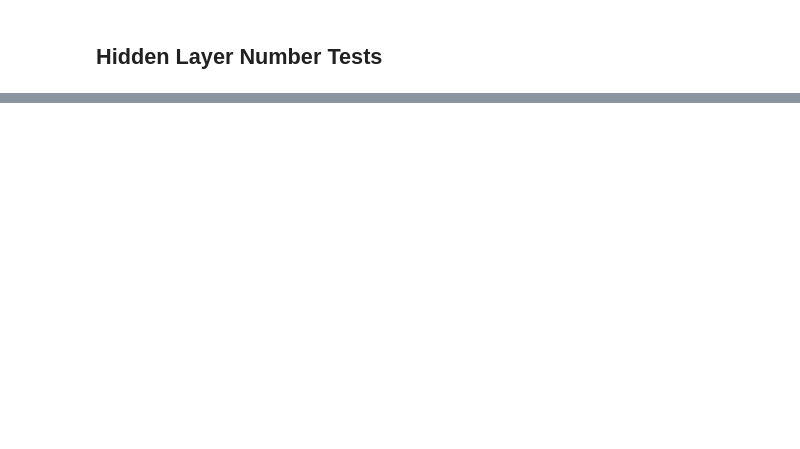
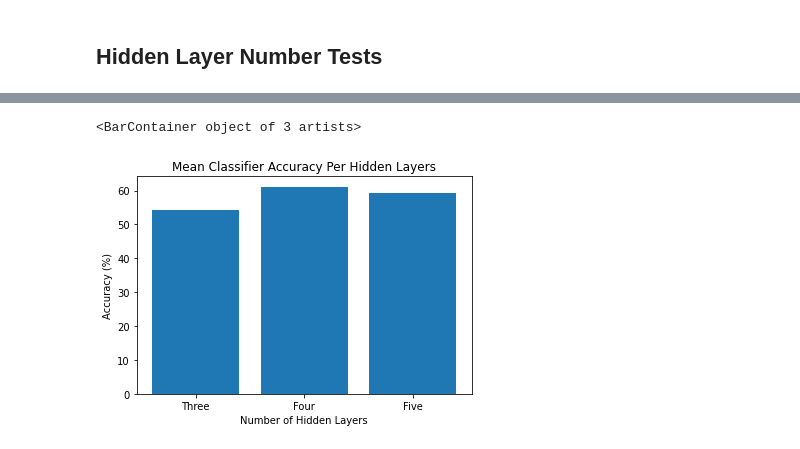
Before and after one commit to adam-keim/CP341_B722_GNN, a Jupyter notebook: ecfp_nn.ipynb, the cells around one changed output, grey strips where cells are left out. Drawn from its saved outputs; the diff is of its cells as text; code cells hidden in the pictures; blank space fills up the shorter version.

```diff
--- a/ecfp_nn.ipynb
+++ b/ecfp_nn.ipynb
@@ -236 +281,9 @@ for i in range(10):
         j+=1
+# %%
+plt.xlabel('Number of Hidden Layers')
+plt.ylabel('Accuracy (%)')
+plt.title('Mean Classifier Accuracy Per Hidden Layers')
+plt.bar(["Three","Four","Five"], [np.mean(thr), np.mean(four), np.mean(five)])
+# %% [output]
+<BarContainer object of 3 artists>
+[figure, added]
```
Also changed, not shown: parts of 18 cells of this notebook, 1 other file.
